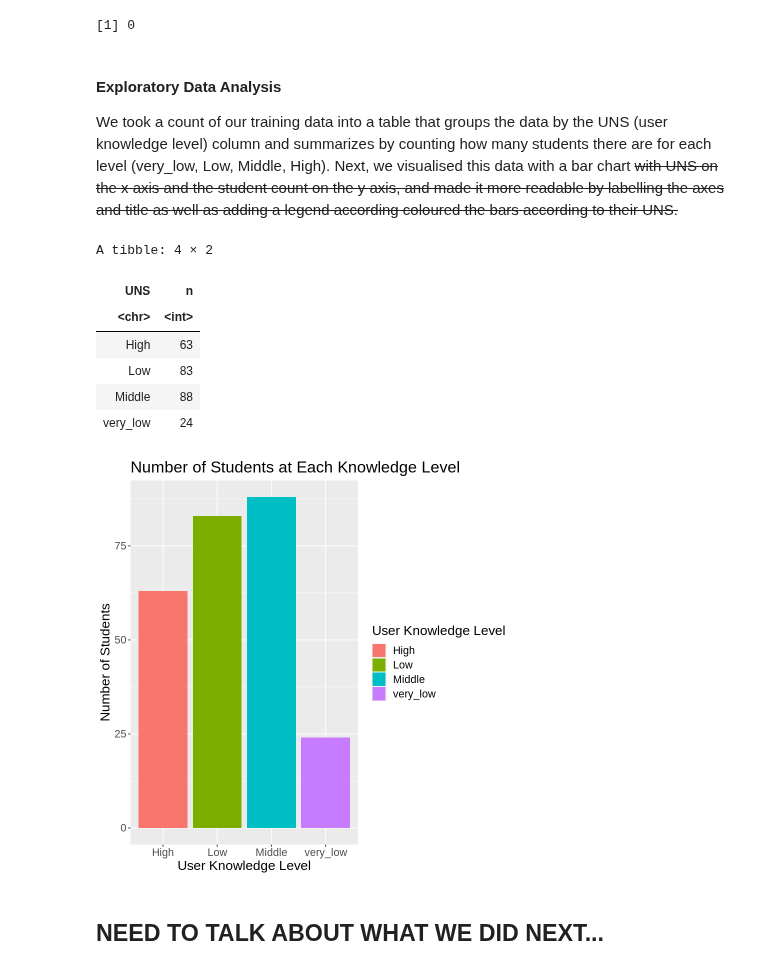
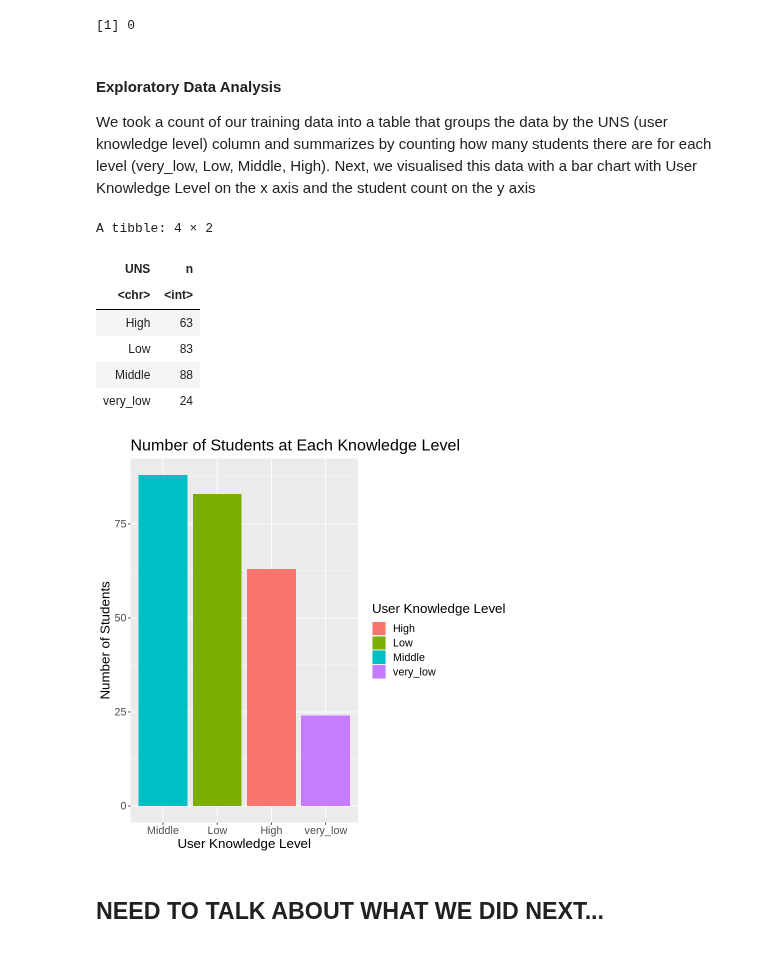
Before and after one commit to annabtse/dsci-100-2022w1-group-49, a Jupyter notebook: Group Project.ipynb, the cells around one changed output. Cells and saved outputs as stored; diff of their text form; code cells hidden in the pictures.

```diff
--- a/Group Project.ipynb
+++ b/Group Project.ipynb
@@ -78,32 +78,32 @@ sum(is.na(training_data))
 [1] 0
 # %% [markdown]
 #### Exploratory Data Analysis
-We took a count of our training data into a table that groups the data by the UNS (user knowledge level) column and summarizes by counting how many students there are for each level (very_low, Low, Middle, High). Next, we visualised this data with a bar chart ~~with UNS on the x axis and the student count on the y axis, and made it more readable by labelling the axes and title as well as adding a legend according coloured the bars according to their UNS.~~
+We took a count of our training data into a table that groups the data by the UNS (user knowledge level) column and summarizes by counting how many students there are for each level (very_low, Low, Middle, High). Next, we visualised this data with a bar chart with User Knowledge Level on the x axis and the student count on the y axis
 # %%
 training_grouped <- training_data |>
                     group_by(UNS) |>
                     summarize(n = n())
 
 
 training_grouped
 
 training_grouped_bar <- training_grouped |>
-        ggplot(aes(x = UNS, y = n, fill = UNS)) +
+        ggplot(aes(x = reorder(UNS, -n), y = n, fill = UNS)) +
         geom_bar(stat = "identity") +
         labs(x = "User Knowledge Level", y = "Number of Students",
              fill = "User Knowledge Level", title = "Number of Students at Each Knowledge Level") +
         theme(text = element_text(size = 16))
 
 training_grouped_bar
 # %% [output]
 A tibble: 4 × 2
 | UNS | n |
 | <chr> | <int> |
 | High | 63 |
 | Low | 83 |
 | Middle | 88 |
 | very_low | 24 |
-[figure, old version]
+[figure, new version]
 # %% [markdown]
 ## NEED TO TALK ABOUT WHAT WE DID NEXT...
 # %%
```
Also changed, not shown: parts of 2 cells of this notebook.
